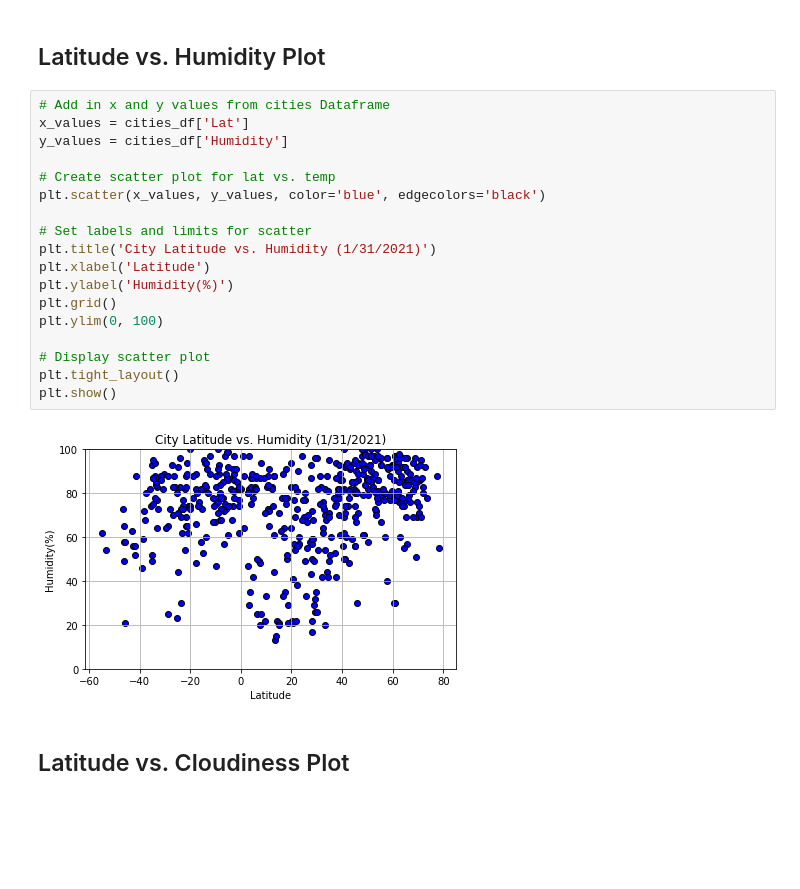
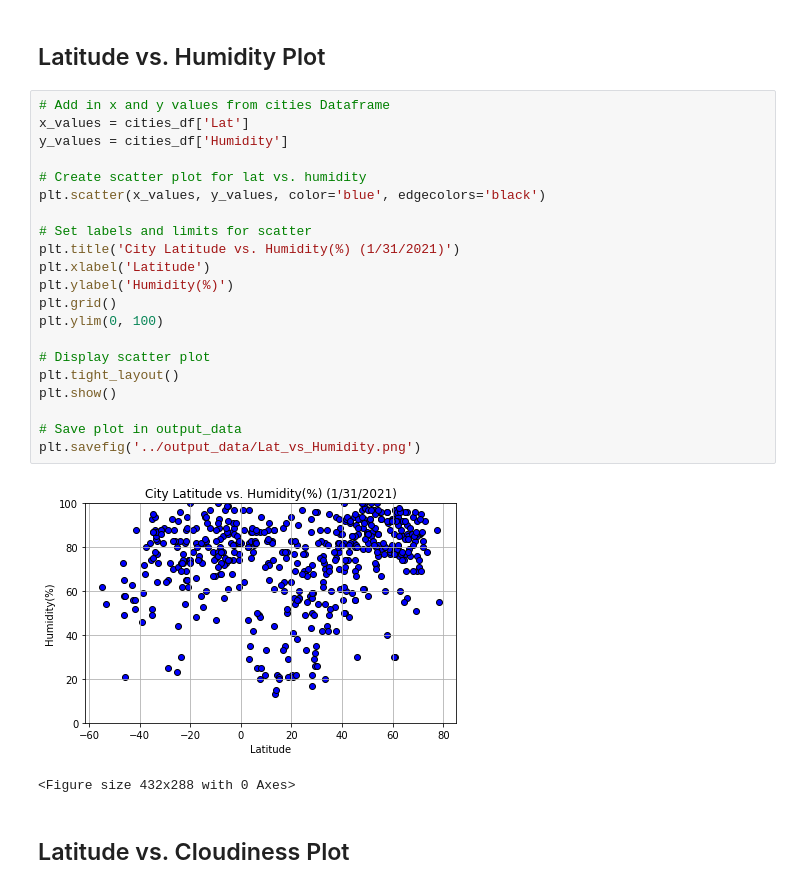
Before and after one commit to alexmartinez1745/Python-Api-Challenge, a Jupyter notebook: WeatherPy/WeatherPy.ipynb, the cells around one changed output. Cells and saved outputs as stored; diff of their text form; blank space fills up the shorter version.

Commit message:
adding more scatter plots and saving figs to output data

```diff
--- a/WeatherPy/WeatherPy.ipynb
+++ b/WeatherPy/WeatherPy.ipynb
@@ -202,22 +206,26 @@ plt.show()
 # %%
 # Add in x and y values from cities Dataframe
 x_values = cities_df['Lat']
 y_values = cities_df['Humidity']
 
-# Create scatter plot for lat vs. temp
+# Create scatter plot for lat vs. humidity
 plt.scatter(x_values, y_values, color='blue', edgecolors='black')
 
 # Set labels and limits for scatter
-plt.title('City Latitude vs. Humidity (1/31/2021)')
+plt.title('City Latitude vs. Humidity(%) (1/31/2021)')
 plt.xlabel('Latitude')
 plt.ylabel('Humidity(%)')
 plt.grid()
 plt.ylim(0, 100)
 
 # Display scatter plot
 plt.tight_layout()
 plt.show()
+
+# Save plot in output_data
+plt.savefig('../output_data/Lat_vs_Humidity.png')
 # %% [output]
-[figure, old version]
+[figure, new version]
+<Figure size 432x288 with 0 Axes>
 # %% [markdown]
 ## Latitude vs. Cloudiness Plot
```
Also changed, not shown: parts of 5 cells of this notebook, 4 other files.
